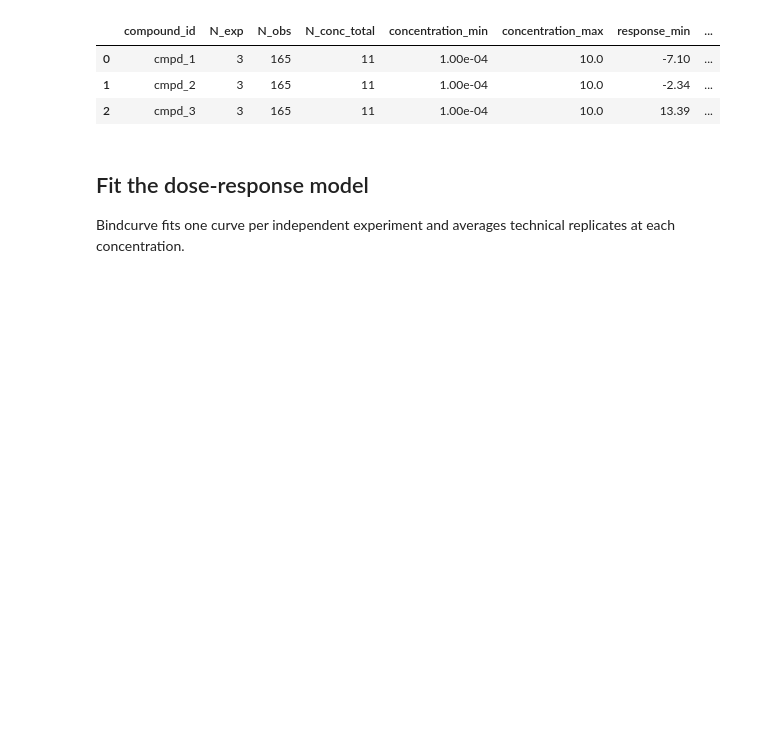
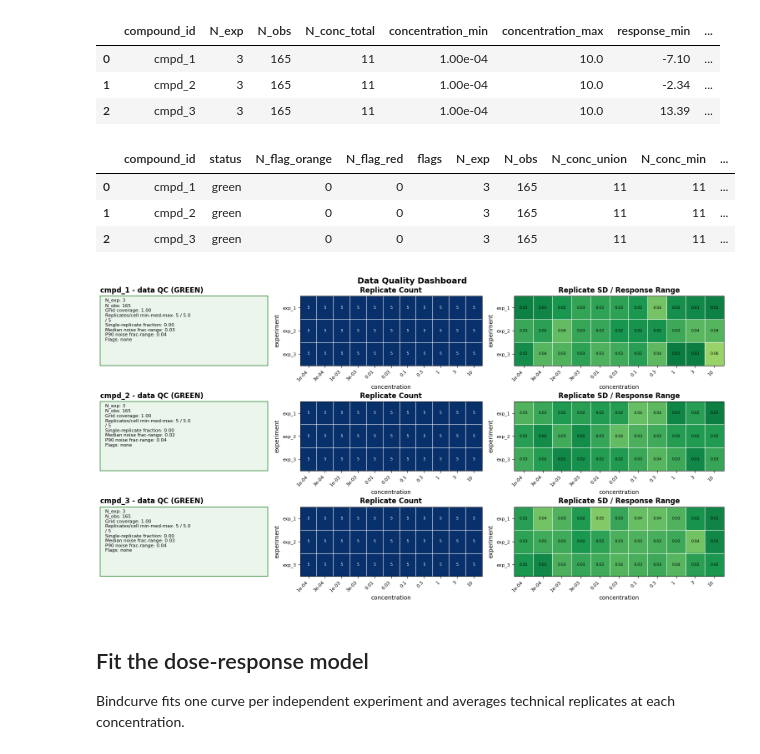
Before and after one commit to choutkaj/bindcurve, a Jupyter notebook: tutorials/00_basics.ipynb, the cells around one changed output. Saved outputs shown, nothing was run; the diff lists cells and outputs as text; code cells hidden in the pictures; blank space fills up the shorter version.

Commit message:
Standardized log and linear layer. Added uncertainty statistics. Added reporting and initial quality control.

```diff
--- a/tutorials/00_basics.ipynb
+++ b/tutorials/00_basics.ipynb
@@ -27,6 +27,17 @@ data.summary()
 | 0 | cmpd_1 | 3 | 165 | 11 | 1.00e-04 | 10.0 | -7.10 | ... |
 | 1 | cmpd_2 | 3 | 165 | 11 | 1.00e-04 | 10.0 | -2.34 | ... |
 | 2 | cmpd_3 | 3 | 165 | 11 | 1.00e-04 | 10.0 | 13.39 | ... |
+# %%
+data.quality_report()
+# %% [output]
+|  | compound_id | status | N_flag_orange | N_flag_red | flags | N_exp | N_obs | N_conc_union | N_conc_min | ... |
+| 0 | cmpd_1 | green | 0 | 0 |  | 3 | 165 | 11 | 11 | ... |
+| 1 | cmpd_2 | green | 0 | 0 |  | 3 | 165 | 11 | 11 | ... |
+| 2 | cmpd_3 | green | 0 | 0 |  | 3 | 165 | 11 | 11 | ... |
+# %%
+data.quality_dashboard()
+# %% [output]
+[figure, added]
 # %% [markdown]
 ## Fit the dose-response model
 
```
Also changed, not shown: parts of 7 cells of this notebook, 22 other files.
